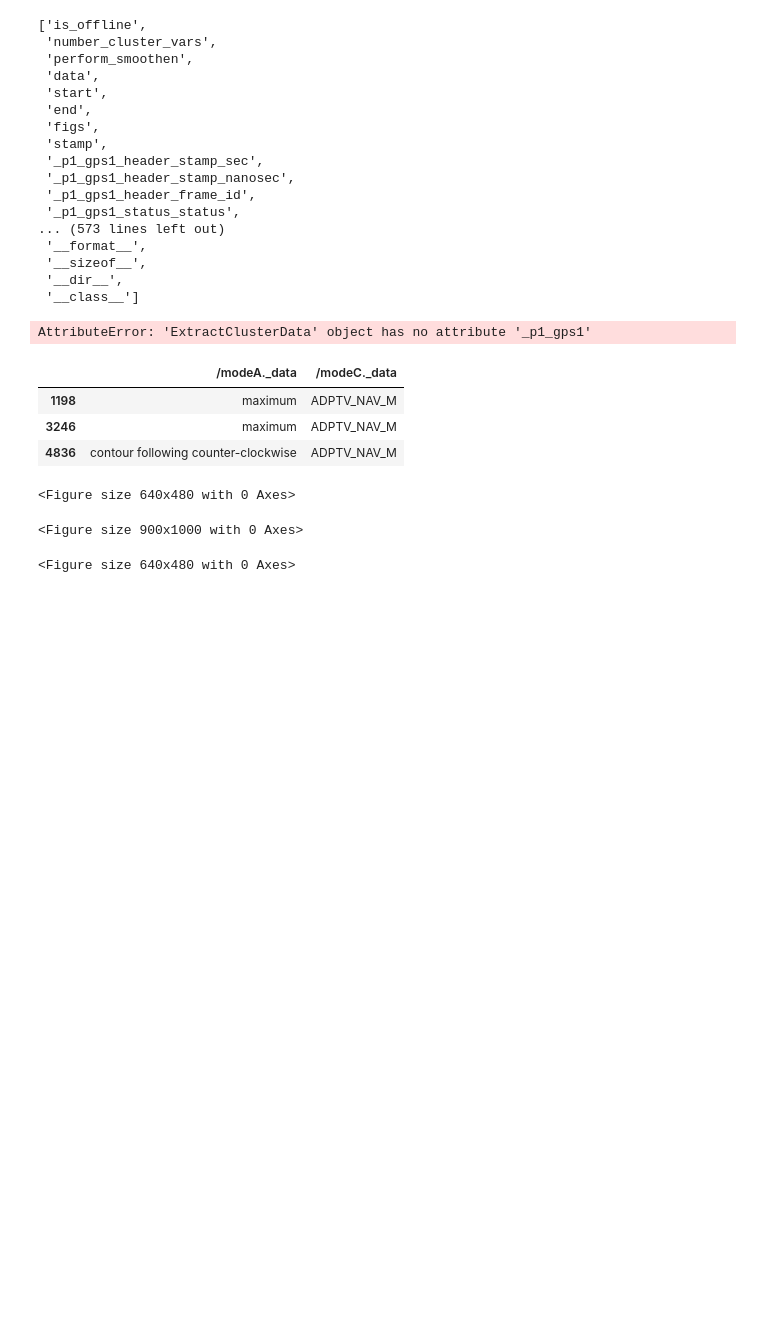
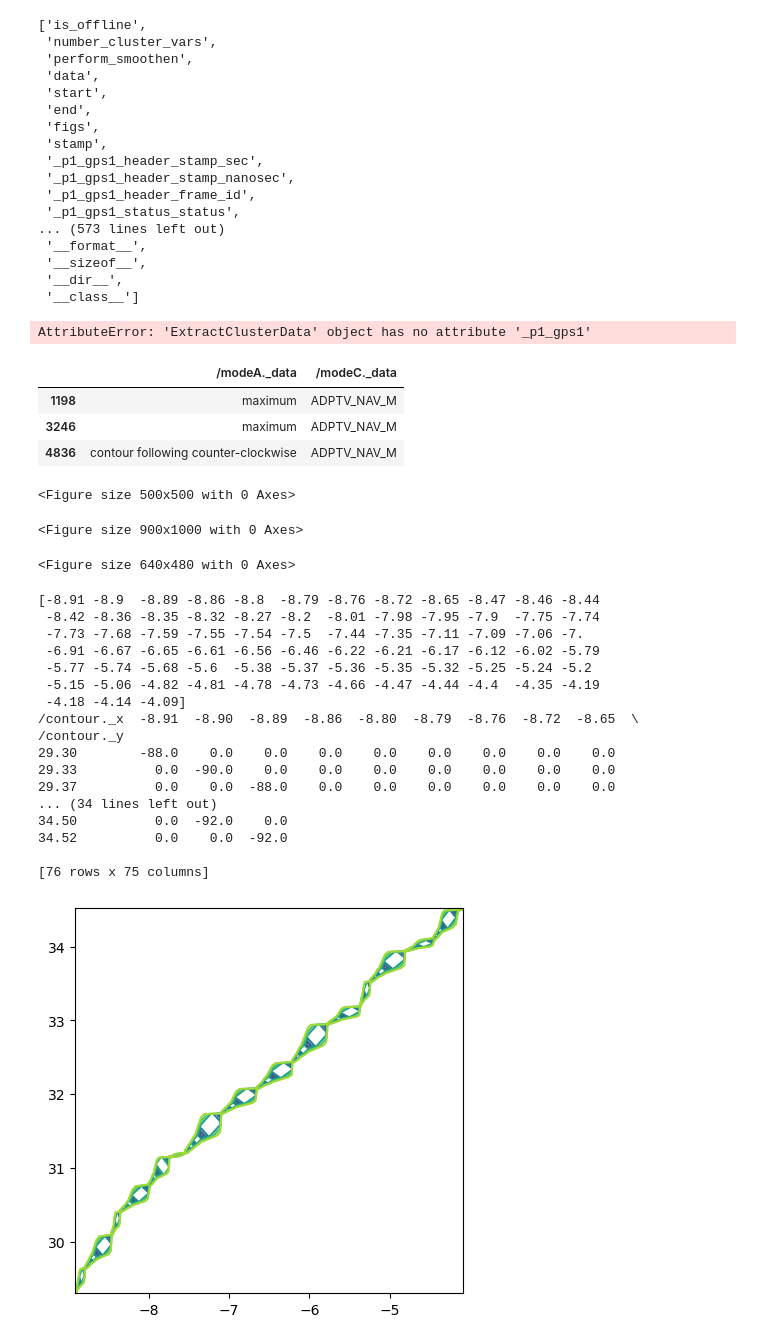
Before and after one commit to yneo918/multi_robots, a Jupyter notebook: record/paper_graph_from_csv.ipynb, the cells around one changed output. Cells and saved outputs as stored; diff of their text form; code cells hidden in the pictures; blank space fills up the shorter version.

Commit message:
test adaptive nav plots

```diff
--- a/record/paper_graph_from_csv.ipynb
+++ b/record/paper_graph_from_csv.ipynb
@@ -431,6 +431,34 @@ class ExtractClusterData:
 
         return fig
 
+    def plot_contour_map(self, ind=1) -> plt.Figure:
+
+        contour_data = ExtractClusterData(data='output_09_05_25_191106.csv')
+
+        z= contour_data._p1_rssi_data
+        x= contour_data._contour_x
+        y = contour_data._contour_y
+
+        # plt.tricontour(x, y, z, 15, linewidths=0.5, colors='k')
+        # plt.tricontourf(x, y, z, 15)
+        # plt.show()
+
+        # Create triangulation for irregular data
+        triang = tri.Triangulation(x, y)
+
+        # Plot contour lines and filled contours
+        fig, ax = plt.subplots(num=ind)
+        contour_lines = ax.tricontour(triang, z, levels=15, linewidths=0.05, colors='k')
+        contour_filled = ax.tricontourf(triang, z, levels=15, cmap='coolwarm')
+
+        # Add colorbar
+        fig.colorbar(contour_filled, ax=ax)
+
+        # Optional: scatter original points
+        # ax.scatter(x, y, c=z, edgecolor='k', s=0.05)
+
+        return fig
+
     # TODO: Add histogram plot
     def get_sensor_histogram_plot() -> plt.Figure:
         pass
@@ -629,6 +657,9 @@ with open("plotting_params2.yaml") as f:
 grapher: ExtractClusterData = ExtractClusterData(
     data["data"],
 )
+contour_data = ExtractClusterData(data='output_09_05_25_191106.csv')
+
+
 
 for d in data["adaptive_nav"]:
 
@@ -702,6 +733,9 @@ for d in data["adaptive_nav"]:
                 cluster_phase_config = d["figures"]["cluster_phase_portrait"]
 
                 i=8
+
+                pt = contour_data.plot_contour_map(i)
+
                 # Plot cluster phase portrait
                 cluster_phase_portrait: plt.Figure = \
                         grapher.get_cluster_phase_portrait(
@@ -710,6 +744,7 @@ for d in data["adaptive_nav"]:
                             end=grapher.end,
                             include_label=cluster_phase_config["include_label"]
                         )
+
                 cluster_phase_portrait.show()
 
                 # Export figure
@@ -724,5 +759,5 @@ for d in data["adaptive_nav"]:
             # Clear all figs
             grapher.clear_figs()
 # %% [output]
-<Figure size 640x480 with 0 Axes>
+<Figure size 500x500 with 0 Axes>
 # %%
@@ -831,3 +775,26 @@ for i in range(1, len(grapher.t_c_des) - 1):
     if abs(grapher.t_c_des[i]) >= 1e-01 and (abs(grapher.t_c_des[i] - vals[-1]) >= 1):
         vals.append(grapher.t_c_des[i])
         ind.append(i)
+# %%
+
+
+pt.to_csv("test.csv", index=False)
+# %% [output]
+[-8.91 -8.9  -8.89 -8.86 -8.8  -8.79 -8.76 -8.72 -8.65 -8.47 -8.46 -8.44
+ -8.42 -8.36 -8.35 -8.32 -8.27 -8.2  -8.01 -7.98 -7.95 -7.9  -7.75 -7.74
+ -7.73 -7.68 -7.59 -7.55 -7.54 -7.5  -7.44 -7.35 -7.11 -7.09 -7.06 -7.
+ -6.91 -6.67 -6.65 -6.61 -6.56 -6.46 -6.22 -6.21 -6.17 -6.12 -6.02 -5.79
+ -5.77 -5.74 -5.68 -5.6  -5.38 -5.37 -5.36 -5.35 -5.32 -5.25 -5.24 -5.2
+ -5.15 -5.06 -4.82 -4.81 -4.78 -4.73 -4.66 -4.47 -4.44 -4.4  -4.35 -4.19
+ -4.18 -4.14 -4.09]
+/contour._x  -8.91  -8.90  -8.89  -8.86  -8.80  -8.79  -8.76  -8.72  -8.65  \
+/contour._y
+29.30        -88.0    0.0    0.0    0.0    0.0    0.0    0.0    0.0    0.0
+29.33          0.0  -90.0    0.0    0.0    0.0    0.0    0.0    0.0    0.0
+29.37          0.0    0.0  -88.0    0.0    0.0    0.0    0.0    0.0    0.0
+... (34 lines left out)
+34.50          0.0  -92.0    0.0
+34.52          0.0    0.0  -92.0
+
+[76 rows x 75 columns]
+[figure, added]
```
Also changed, not shown: parts of 7 cells of this notebook, 9 other files.
